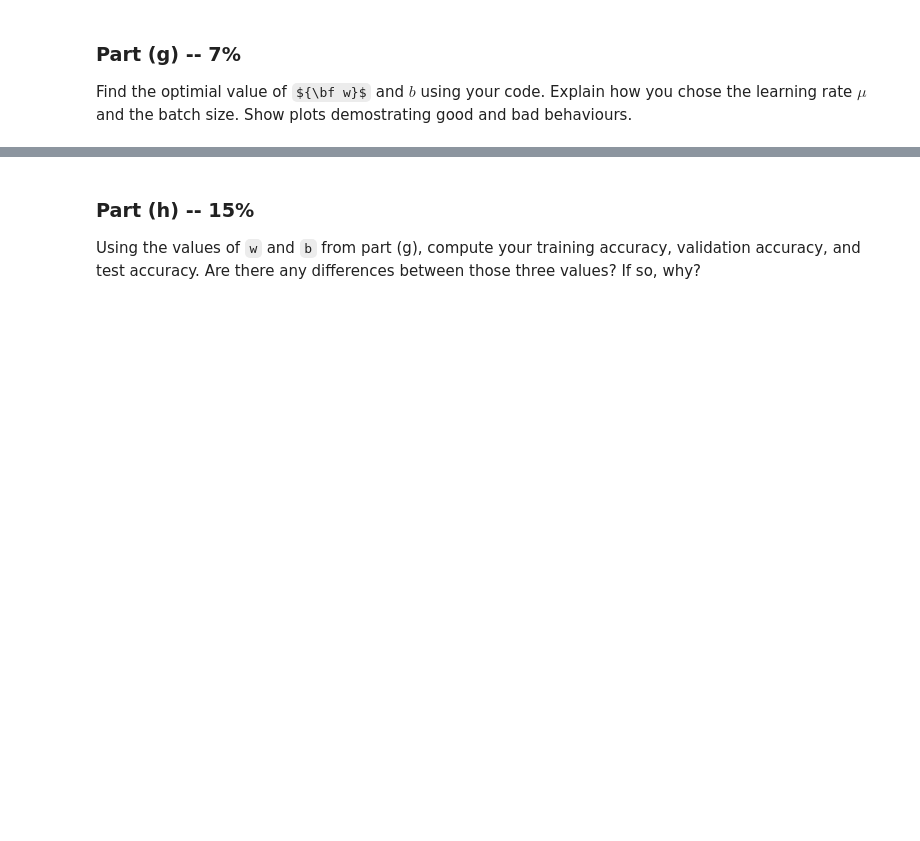
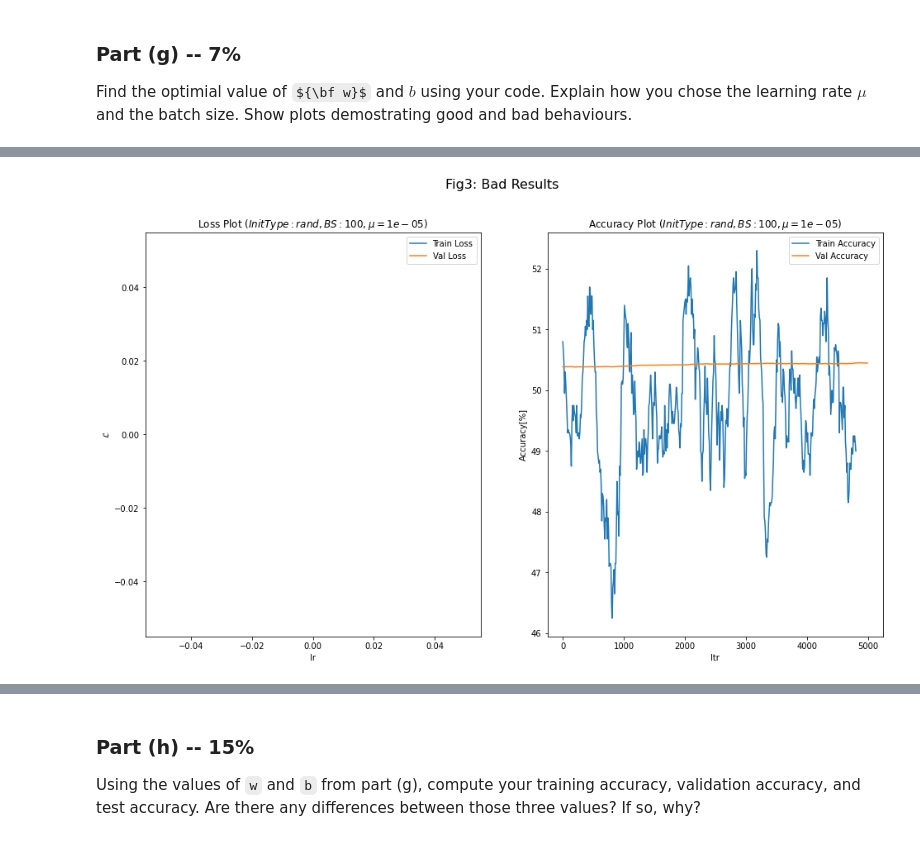
Before and after one commit to efraimam/introToDLAss1, a Jupyter notebook: Assignment1.ipynb, the cells around one changed output, grey strips where cells are left out. Saved outputs shown, nothing was run; the diff lists cells and outputs as text; code cells hidden in the pictures; some formulas as TeX source; blank space fills up the shorter version.

```diff
--- a/Assignment1.ipynb
+++ b/Assignment1.ipynb
@@ -512,0 +660,5 @@ b0 = np.random.randn(1)[0]
+# %%
+#Bad Results
+Loss_Acc_Plots(idx=15, supTitle='Fig3: Bad Results', params_tuples_list=params_tuples_list,analysis_dict_list=analysis_dict_list)
+# %% [output]
+[figure, added]
```
Also changed, not shown: parts of 23 cells of this notebook.
